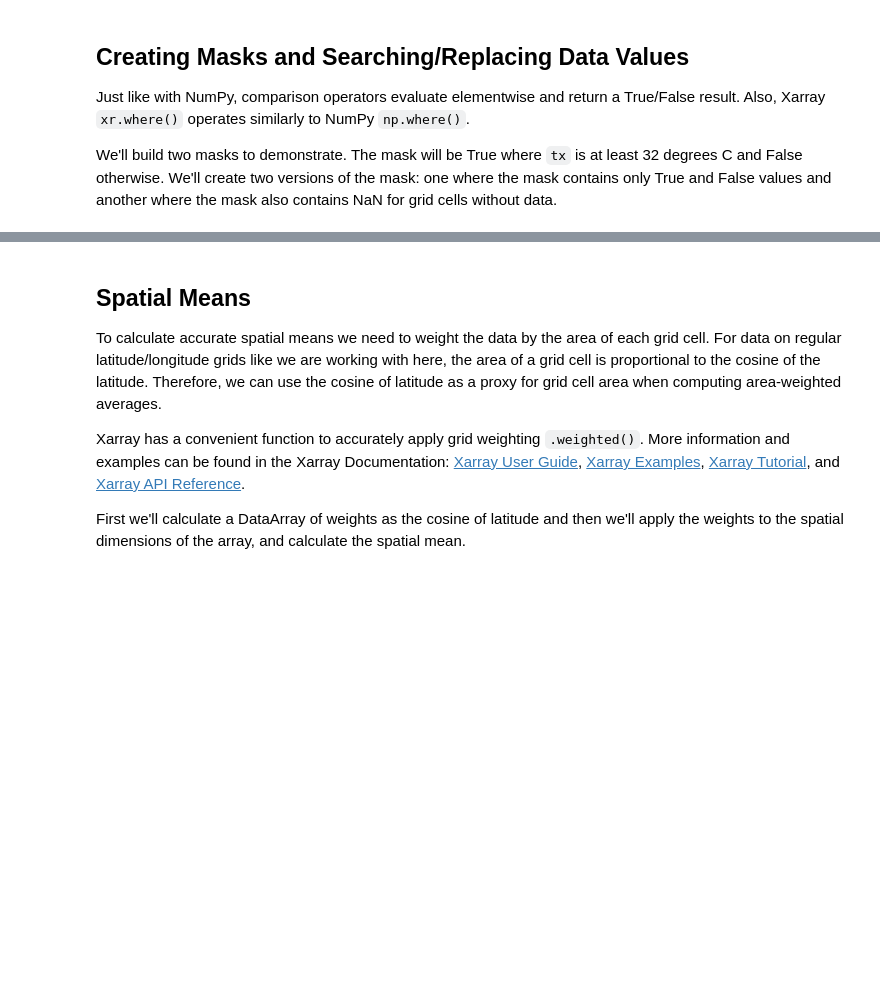
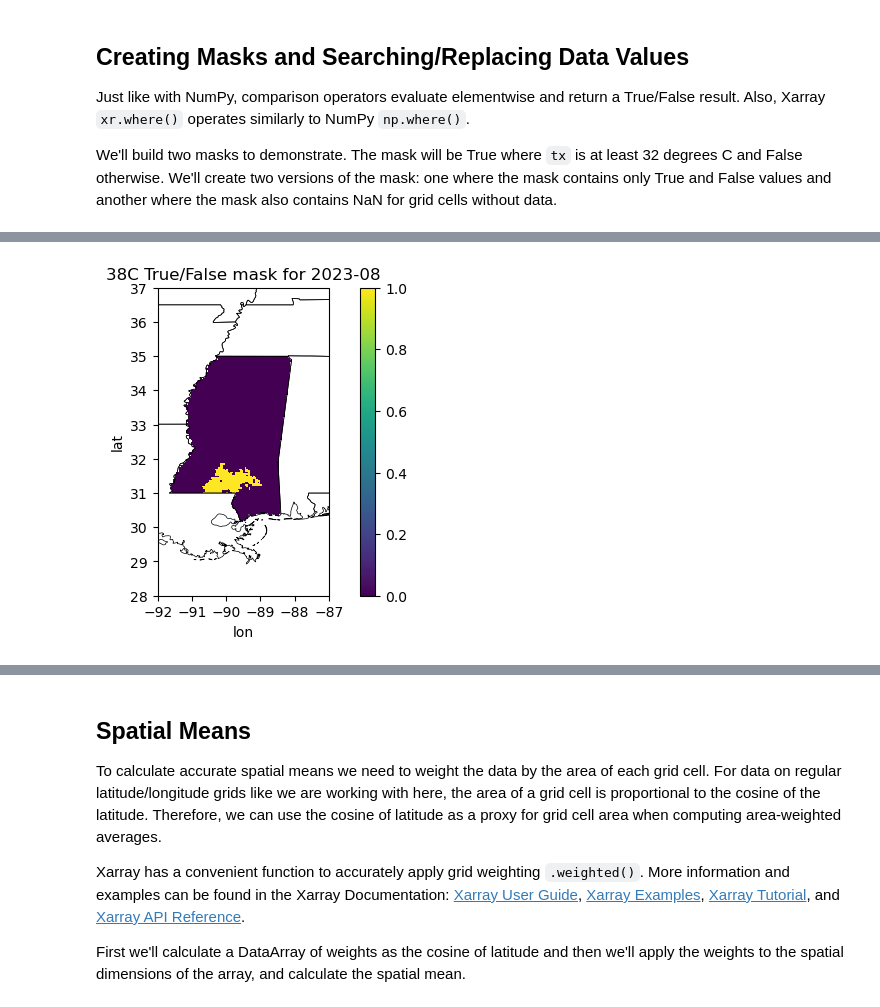
Before and after one commit to kerriegeil/DEV_canvas_beginner_py, a Jupyter notebook: IntroToXarray.ipynb, the cells around one changed output, grey strips where cells are left out. Drawn from its saved outputs; the diff is of its cells as text; code cells hidden in the pictures; blank space fills up the shorter version.

```diff
--- a/IntroToXarray.ipynb
+++ b/IntroToXarray.ipynb
@@ -1193,0 +884,18 @@ plt.show()
+# %%
+# add your code here
+
+warm38c = (tx>=38).astype('float32')
+warm38c = xr.where(np.isfinite(tx),warm38c,np.nan)
+
+one_time = '2023-08'
+fig = plt.figure(figsize=(8,4))
+ax = fig.add_subplot(111, projection=ccrs.PlateCarree())
+ax.set_extent([-92, -87, 28, 37], crs=ccrs.PlateCarree())
+ax.add_feature(cfeature.STATES, linewidth=0.5, edgecolor='black')
+ax.set_xticks(ax.get_xticks())
+ax.set_yticks(ax.get_yticks())
+warm38c.sel(time=one_time).plot(ax=ax,cbar_kwargs={'label':''})
+ax.set_title(f'38C True/False mask for {one_time}')
+plt.show()
+# %% [output]
+[figure, added]
```
Also changed, not shown: parts of 108 cells of this notebook.
